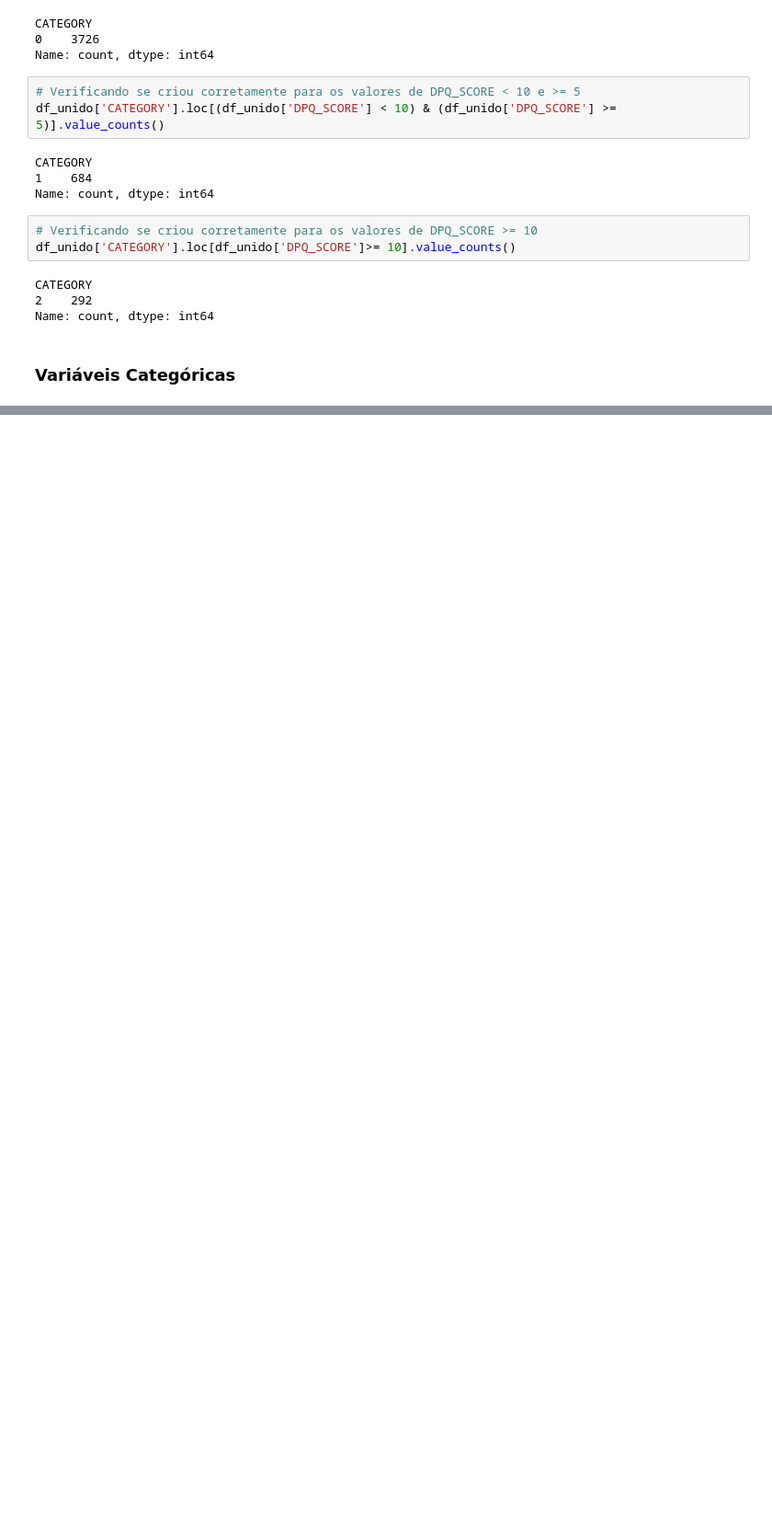
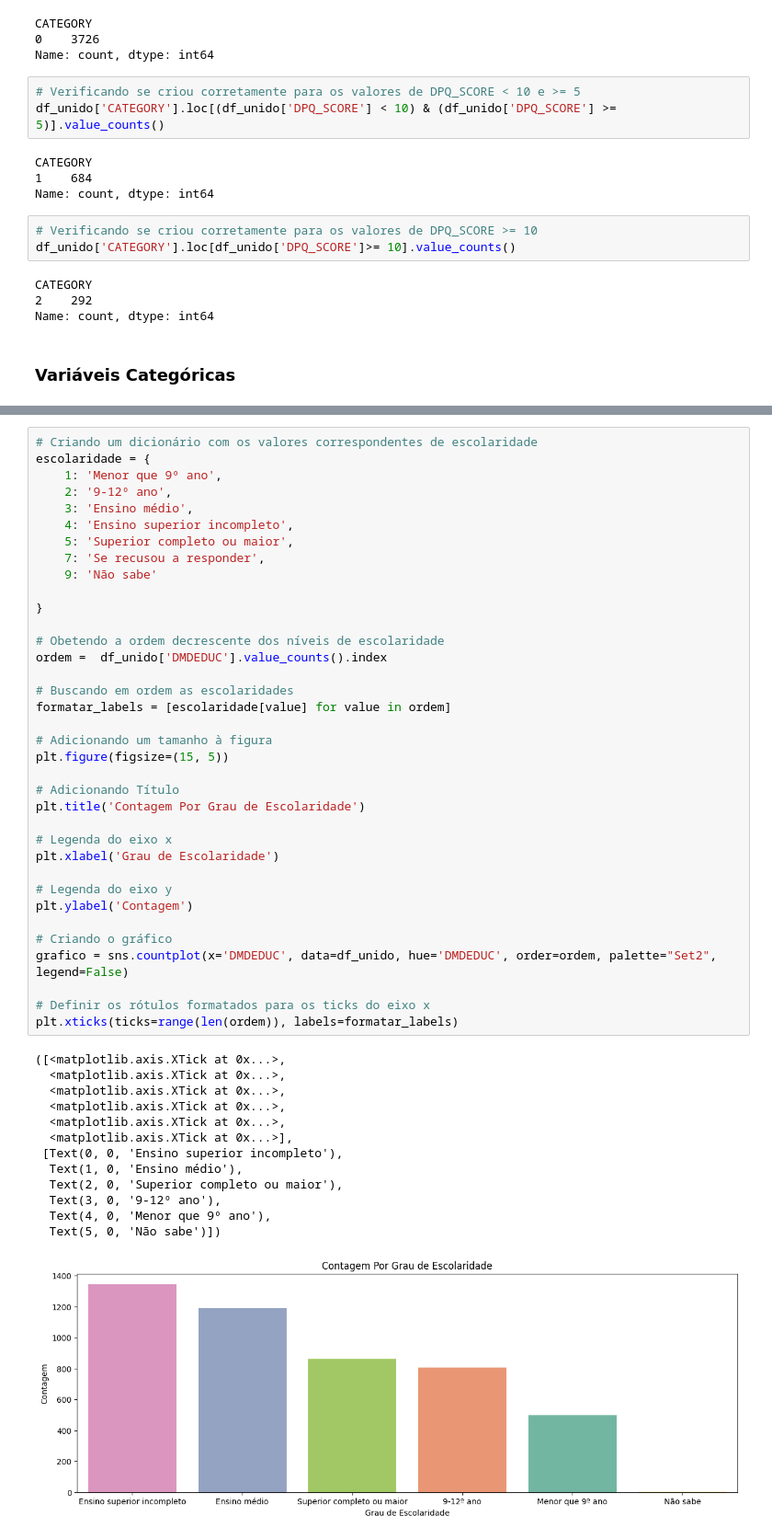
Before and after one commit to OtavioAroca/portfolio, a Jupyter notebook: depressao.ipynb, the cells around one changed output, grey strips where cells are left out. Shown at 92% size. Drawn from its saved outputs; the diff is of its cells as text; blank space fills up the shorter version.

```diff
--- a/depressao.ipynb
+++ b/depressao.ipynb
@@ -454,0 +517,50 @@ Name: count, dtype: int64
+# %%
+# Criando um dicionário com os valores correspondentes de escolaridade
+escolaridade = {
+    1: 'Menor que 9º ano',
+    2: '9-12º ano',
+    3: 'Ensino médio',
+    4: 'Ensino superior incompleto',
+    5: 'Superior completo ou maior',
+    7: 'Se recusou a responder',
+    9: 'Não sabe'
+
+}
+
+# Obetendo a ordem decrescente dos níveis de escolaridade
+ordem =  df_unido['DMDEDUC'].value_counts().index
+
+# Buscando em ordem as escolaridades
+formatar_labels = [escolaridade[value] for value in ordem]
+
+# Adicionando um tamanho à figura
+plt.figure(figsize=(15, 5))
+
+# Adicionando Título
+plt.title('Contagem Por Grau de Escolaridade')
+
+# Legenda do eixo x
+plt.xlabel('Grau de Escolaridade')
+
+# Legenda do eixo y
+plt.ylabel('Contagem')
+
+# Criando o gráfico
+grafico = sns.countplot(x='DMDEDUC', data=df_unido, hue='DMDEDUC', order=ordem, palette="Set2", legend=False)
+
+# Definir os rótulos formatados para os ticks do eixo x
+plt.xticks(ticks=range(len(ordem)), labels=formatar_labels)
+# %% [output]
+([<matplotlib.axis.XTick at 0x...>,
+  <matplotlib.axis.XTick at 0x...>,
+  <matplotlib.axis.XTick at 0x...>,
+  <matplotlib.axis.XTick at 0x...>,
+  <matplotlib.axis.XTick at 0x...>,
+  <matplotlib.axis.XTick at 0x...>],
+ [Text(0, 0, 'Ensino superior incompleto'),
+  Text(1, 0, 'Ensino médio'),
+  Text(2, 0, 'Superior completo ou maior'),
+  Text(3, 0, '9-12º ano'),
+  Text(4, 0, 'Menor que 9º ano'),
+  Text(5, 0, 'Não sabe')])
+[figure, added]
```
Also changed, not shown: parts of 7 cells of this notebook.
